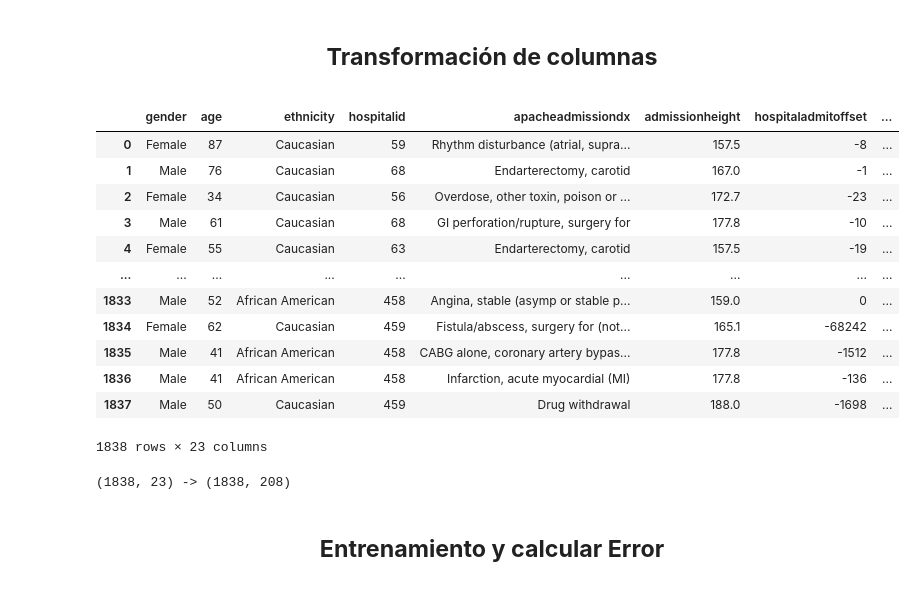
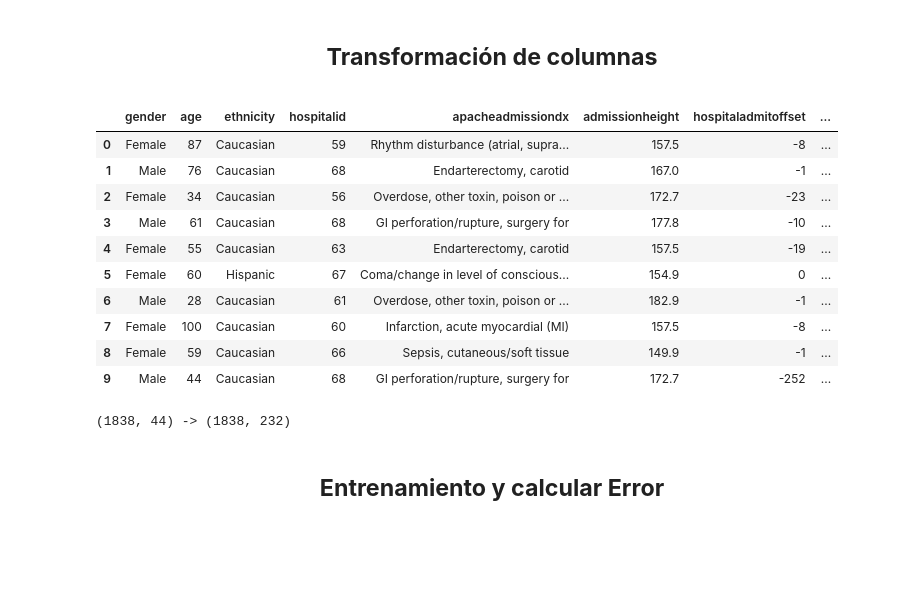
Before and after one commit to ThePylots/Reto1_Prediccion_Estancia_UCI, a Jupyter notebook: src/main.ipynb, the cells around one changed output. Saved outputs shown, nothing was run; the diff lists cells and outputs as text; code cells hidden in the pictures; blank space fills up the shorter version.

```diff
--- a/src/main.ipynb
+++ b/src/main.ipynb
@@ -74,9 +94,11 @@ relationships = make_relationships(dfs)
 # %%
 X_query = """
     SELECT *
-    FROM patient P LEFT JOIN diagnosis        D ON P.patientunitstayid = D.patientunitstayid
-                   LEFT JOIN admissiondrug   AD ON P.patientunitstayid = AD.patientunitstayid
-                   LEFT JOIN respiratoryCare RC ON P.patientunitstayid = RC.patientunitstayid
+    FROM patient P LEFT JOIN diagnosis        D  ON P.patientunitstayid = D.patientunitstayid
+                   LEFT JOIN admissiondrug   AD  ON P.patientunitstayid = AD.patientunitstayid
+                   LEFT JOIN respiratoryCare RC  ON P.patientunitstayid = RC.patientunitstayid
+                   LEFT JOIN physicalExam    PE  ON P.patientunitstayid = PE.patientunitstayid
+                   LEFT JOIN admissionDx     ADX ON P.patientunitstayid = ADX.patientunitstayid
                    LEFT JOIN ( SELECT patientunitstayid, unabridgedunitlos, apacheversion
                                 FROM apachePatientResult
                               ) A ON P.patientunitstayid = A.patientunitstayid
@@ -91,22 +113,26 @@ X['ASPIRIN'] = X['ASPIRIN'].fillna(0.0)
 X['LISINOPRIL'] = X['LISINOPRIL'].fillna(0.0)
 X['LASIX'] = X['LASIX'].fillna(0.0)
 X['currenthistoryseqnum'] = X['currenthistoryseqnum'].fillna('None')
+
+for col in 'BPD_Current BPD_Highest BPD_Lowest BPS_Current BPS_Highest BPS_Lowest Blood_Loss Dialysis_Net O2Sat_Current O2Sat_Highest O2Sat_Lowest Urine Intubated Comatose Ventilated Motor Verbal Eyes'.split():
+    X[col] = X[col].fillna(-1)
+
+for col in 'Cardiovascular Respiratory Neurologic'.split():
+    X[col] = X[col].fillna(0)
-# %%
-X
-# %% [output]
-|  | gender | age | ethnicity | hospitalid | apacheadmissiondx | admissionheight | hospitaladmitoffset | ... |
-| 0 | Female | 87 | Caucasian | 59 | Rhythm disturbance (atrial, supra... | 157.5 | -8 | ... |
-| 1 | Male | 76 | Caucasian | 68 | Endarterectomy, carotid | 167.0 | -1 | ... |
-| 2 | Female | 34 | Caucasian | 56 | Overdose, other toxin, poison or ... | 172.7 | -23 | ... |
-| 3 | Male | 61 | Caucasian | 68 | GI perforation/rupture, surgery for | 177.8 | -10 | ... |
-| 4 | Female | 55 | Caucasian | 63 | Endarterectomy, carotid | 157.5 | -19 | ... |
-| ... | ... | ... | ... | ... | ... | ... | ... | ... |
-| 1833 | Male | 52 | African American | 458 | Angina, stable (asymp or stable p... | 159.0 | 0 | ... |
-| 1834 | Female | 62 | Caucasian | 459 | Fistula/abscess, surgery for (not... | 165.1 | -68242 | ... |
-| 1835 | Male | 41 | African American | 458 | CABG alone, coronary artery bypas... | 177.8 | -1512 | ... |
-| 1836 | Male | 41 | African American | 458 | Infarction, acute myocardial (MI) | 177.8 | -136 | ... |
-| 1837 | Male | 50 | Caucasian | 459 | Drug withdrawal | 188.0 | -1698 | ... |
-1838 rows × 23 columns
+# %%
+X.head(10)
+# %% [output]
+|  | gender | age | ethnicity | hospitalid | apacheadmissiondx | admissionheight | hospitaladmitoffset | ... |
+| 0 | Female | 87 | Caucasian | 59 | Rhythm disturbance (atrial, supra... | 157.5 | -8 | ... |
+| 1 | Male | 76 | Caucasian | 68 | Endarterectomy, carotid | 167.0 | -1 | ... |
+| 2 | Female | 34 | Caucasian | 56 | Overdose, other toxin, poison or ... | 172.7 | -23 | ... |
+| 3 | Male | 61 | Caucasian | 68 | GI perforation/rupture, surgery for | 177.8 | -10 | ... |
+| 4 | Female | 55 | Caucasian | 63 | Endarterectomy, carotid | 157.5 | -19 | ... |
+| 5 | Female | 60 | Hispanic | 67 | Coma/change in level of conscious... | 154.9 | 0 | ... |
+| 6 | Male | 28 | Caucasian | 61 | Overdose, other toxin, poison or ... | 182.9 | -1 | ... |
+| 7 | Female | 100 | Caucasian | 60 | Infarction, acute myocardial (MI) | 157.5 | -8 | ... |
+| 8 | Female | 59 | Caucasian | 66 | Sepsis, cutaneous/soft tissue | 149.9 | -1 | ... |
+| 9 | Male | 44 | Caucasian | 68 | GI perforation/rupture, surgery for | 172.7 | -252 | ... |
 # %%
 X_T = ColumnTransformer(transformers=[
     ('gender',                  OneHotEncoder(),  [0]),
@@ -131,13 +157,38 @@ X_T = ColumnTransformer(transformers=[
     ('_admissionLisinopril',    'passthrough',    [19]),
     ('_admissionLasix',         'passthrough',    [20]),
     ('_respCare_currenthistoryseqnum',   OneHotEncoder(),  [21]),
-    ('unabridgedunitlos',       'drop',           [22])
+
+    ('a0', 'passthrough',  [22]),
+    ('a1', 'passthrough',  [23]),
+    ('a2', 'passthrough',  [24]),
+    ('a3', 'passthrough',  [25]),
+    ('a4', 'passthrough',  [26]),
+    ('a5', 'passthrough',  [27]),
+    ('a6', 'passthrough',  [28]),
+    ('a7', 'passthrough',  [29]),
+    ('a8', 'passthrough',  [30]),
+    ('a9', 'passthrough',  [31]),
+    ('b1', 'passthrough',  [32]),
+    ('b2', 'passthrough',  [33]),
+    ('b3', 'passthrough',  [34]),
+    ('b4', 'passthrough',  [35]),
+    ('b5', 'passthrough',  [36]),
+    ('b6', 'passthrough',  [37]),
+    ('b7', 'passthrough',  [38]),
+    ('b8', 'passthrough',  [39]),
+
+    ('_admissionCardiovascular', 'passthrough',  [40]),
+    ('_admissionRespiratory', 'passthrough',  [41]),
+    ('_admissionNeurologic', 'passthrough',  [42]),
+
+    ('unabridgedunitlos', 'drop',  [43]),
+
 ]).fit_transform(X)
 
 # Mostrar el cambio en columnas
 print(X.shape, '->', X_T.shape)
 # %% [output]
-(1838, 23) -> (1838, 208)
+(1838, 44) -> (1838, 232)
 # %% [markdown]
 <center><h2><b>Entrenamiento y calcular Error</b></h2></center>
 # %%
```
Also changed, not shown: parts of 2 cells of this notebook, 2 other files.
